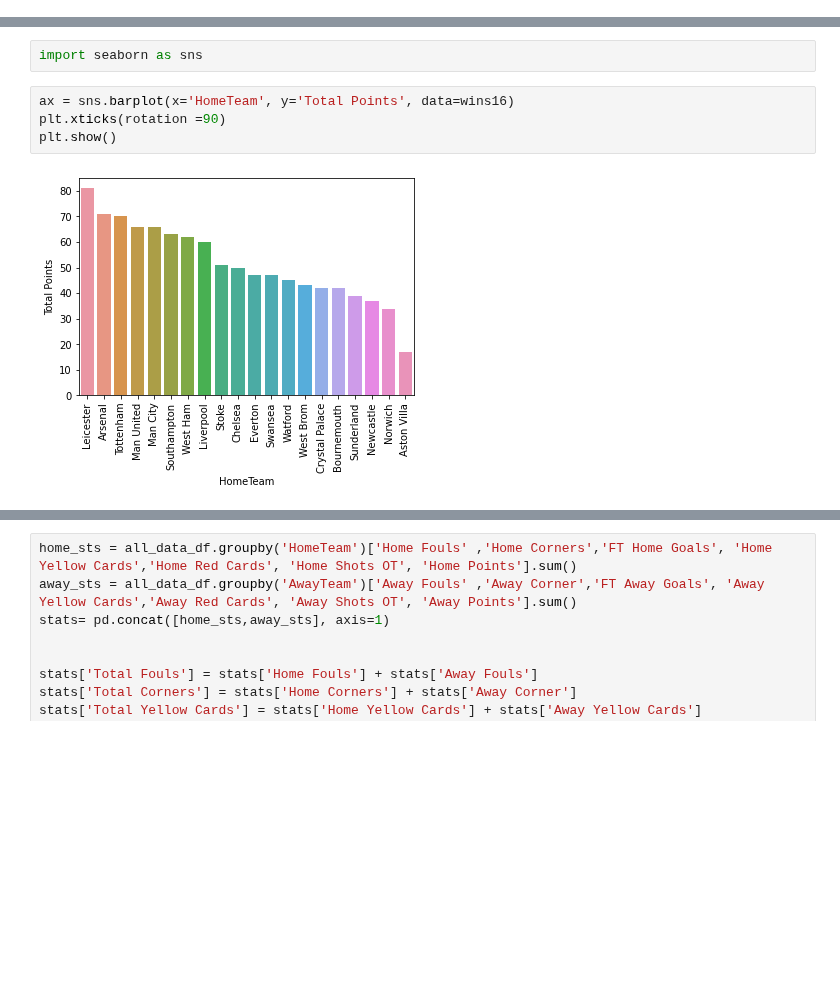
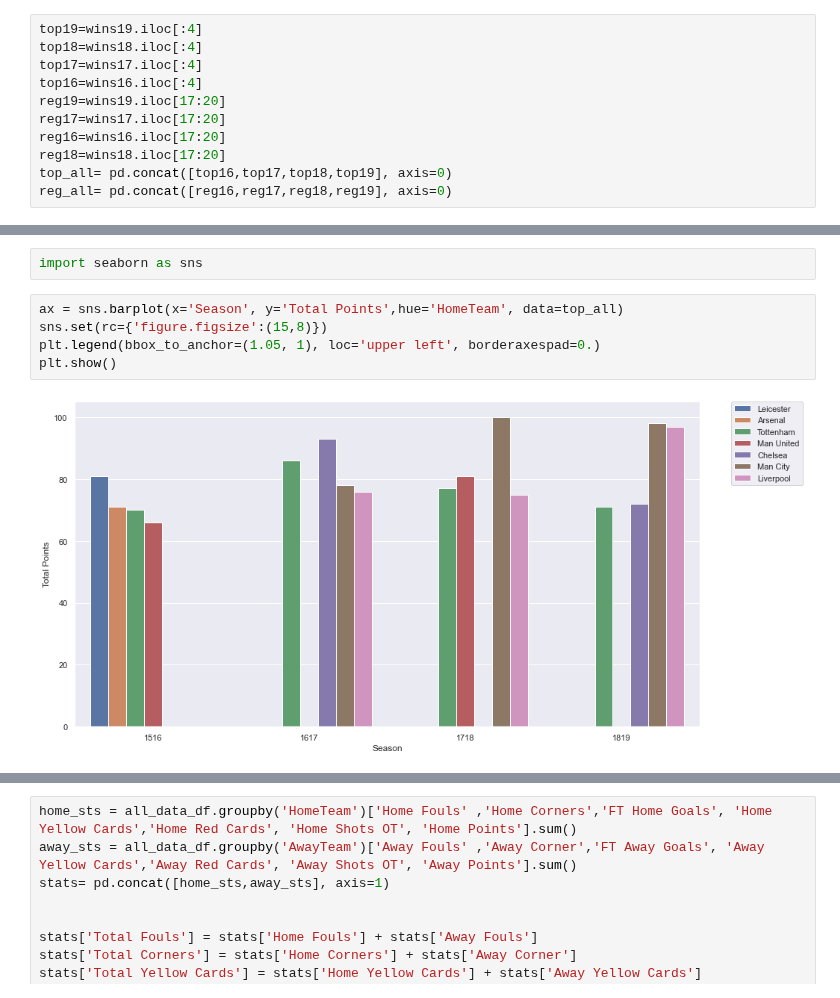
Before and after one commit to ethomps33/Premier_League_Sports_Analysis, a Jupyter notebook: Untitled.ipynb, the cells around one changed output, grey strips where cells are left out. Cells and saved outputs as stored; diff of their text form; blank space fills up the shorter version.

Commit message:
Customized the scatter plots

```diff
--- a/Untitled.ipynb
+++ b/Untitled.ipynb
@@ -331,3 +329,14 @@ reg19=wins19.iloc[17:20]
+# %%
+top19=wins19.iloc[:4]
+top18=wins18.iloc[:4]
+top17=wins17.iloc[:4]
+top16=wins16.iloc[:4]
+reg19=wins19.iloc[17:20]
+reg17=wins17.iloc[17:20]
+reg16=wins16.iloc[17:20]
+reg18=wins18.iloc[17:20]
+top_all= pd.concat([top16,top17,top18,top19], axis=0)
+reg_all= pd.concat([reg16,reg17,reg18,reg19], axis=0)
 # %%
 wins_season= pd.concat([wins16,wins17,wins18,wins19], axis=0)
 
@@ -530,8 +521,9 @@ plt.show()
 # %%
 import seaborn as sns
 # %%
-ax = sns.barplot(x='HomeTeam', y='Total Points', data=wins16)
-plt.xticks(rotation =90)
+ax = sns.barplot(x='Season', y='Total Points',hue='HomeTeam', data=top_all)
+sns.set(rc={'figure.figsize':(15,8)})
+plt.legend(bbox_to_anchor=(1.05, 1), loc='upper left', borderaxespad=0.)
 plt.show()
 # %% [output]
-[figure, old version]
+[figure, new version]
```
Also changed, not shown: parts of 18 cells of this notebook.
